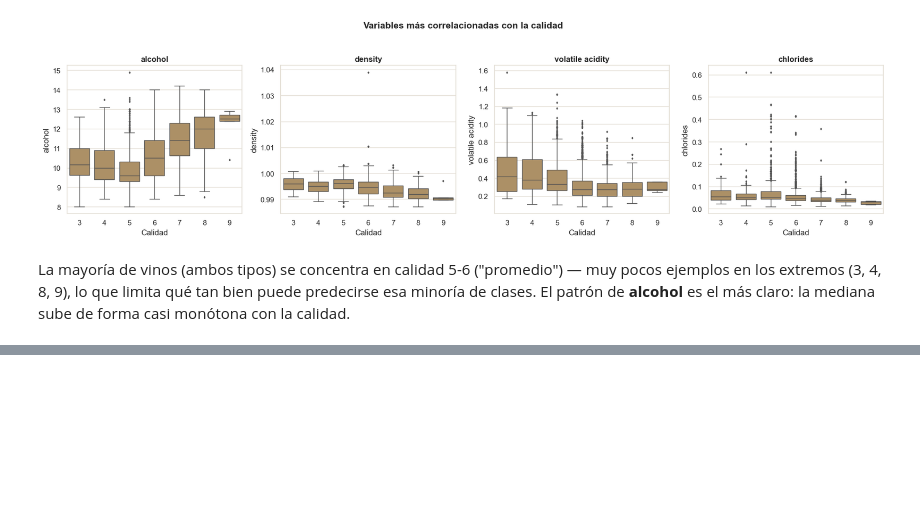
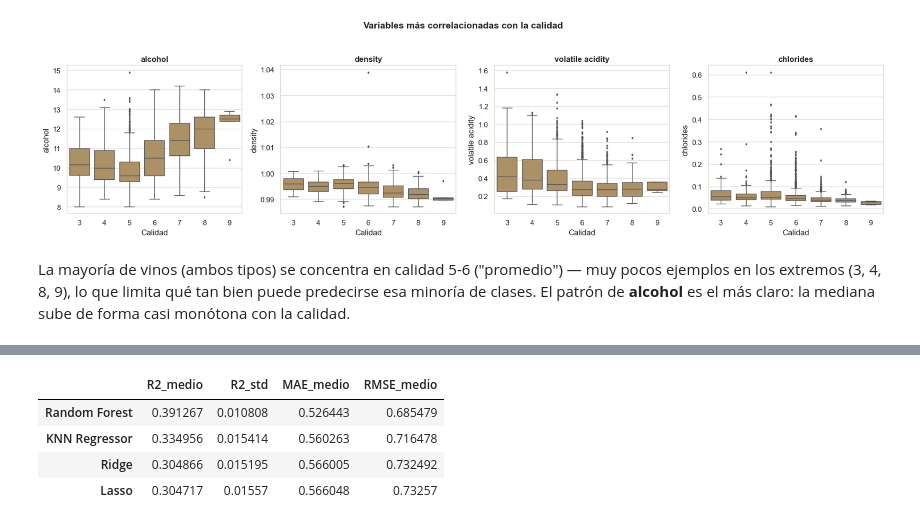
Before and after one commit to rafaelromero06/Eda_Machine, a Jupyter notebook: eda/EDA_wine_quality.ipynb, the cells around one changed output, grey strips where cells are left out. Cells and saved outputs as stored; diff of their text form; code cells hidden in the pictures; blank space fills up the shorter version.

```diff
--- a/eda/EDA_wine_quality.ipynb
+++ b/eda/EDA_wine_quality.ipynb
@@ -395,0 +474,39 @@ claro: la mediana sube de forma casi monótona con la calidad.
+# %%
+y_reg = df["quality"]
+cv_reg = KFold(n_splits=5, shuffle=True, random_state=RANDOM_STATE)
+
+modelos_reg = {
+    "Ridge": (Ridge(random_state=RANDOM_STATE),
+              {"modelo__alpha": [0.1, 1.0, 10.0, 50.0]}),
+    "Lasso": (Lasso(random_state=RANDOM_STATE, max_iter=5000),
+              {"modelo__alpha": [0.001, 0.01, 0.05, 0.1]}),
+    "KNN Regressor": (KNeighborsRegressor(),
+                       {"modelo__n_neighbors": [5, 10, 15, 20, 30]}),
+    "Random Forest": (RandomForestRegressor(random_state=RANDOM_STATE, n_jobs=-1),
+                       {"modelo__n_estimators": [200], "modelo__max_depth": [None, 15]}),
+}
+
+resultados_reg = {}
+for nombre, (modelo, grid) in modelos_reg.items():
+    pipe = Pipeline([("prep", preprocesador), ("modelo", modelo)])
+    gs = GridSearchCV(pipe, grid, cv=cv_reg, scoring="r2", n_jobs=-1)
+    gs.fit(X, y_reg)
+
+    scores = cross_validate(gs.best_estimator_, X, y_reg, cv=cv_reg,
+                             scoring=["r2", "neg_mean_absolute_error", "neg_root_mean_squared_error"])
+    resultados_reg[nombre] = {
+        "mejor_param": gs.best_params_,
+        "R2_medio": scores["test_r2"].mean(),
+        "R2_std": scores["test_r2"].std(),
+        "MAE_medio": -scores["test_neg_mean_absolute_error"].mean(),
+        "RMSE_medio": -scores["test_neg_root_mean_squared_error"].mean(),
+    }
+
+tabla_reg = pd.DataFrame(resultados_reg).T.sort_values("R2_medio", ascending=False)
+tabla_reg[["R2_medio", "R2_std", "MAE_medio", "RMSE_medio"]].round(4)
+# %% [output]
+|  | R2_medio | R2_std | MAE_medio | RMSE_medio |
+| Random Forest | 0.391267 | 0.010808 | 0.526443 | 0.685479 |
+| KNN Regressor | 0.334956 | 0.015414 | 0.560263 | 0.716478 |
+| Ridge | 0.304866 | 0.015195 | 0.566005 | 0.732492 |
+| Lasso | 0.304717 | 0.01557 | 0.566048 | 0.73257 |
```
Also changed, not shown: parts of 19 cells of this notebook.
